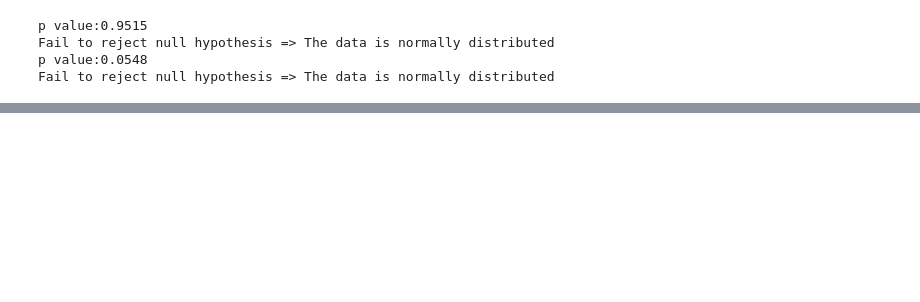
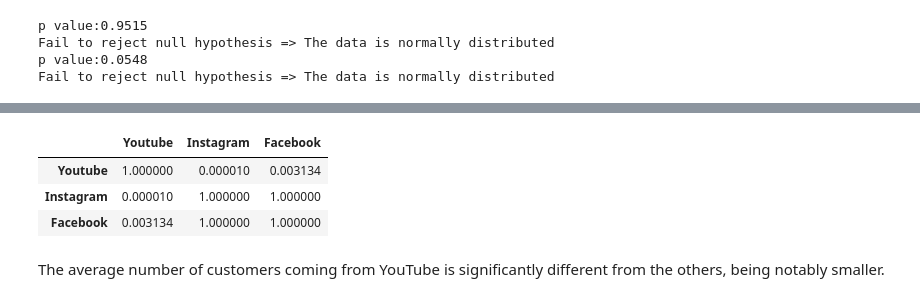
Before and after one commit to Dahamey/Hypothesis-Testing, a Jupyter notebook: Python/Parametric Test Vs Non-Parametric Test/Parametric Test Vs Non-Parametric Test.ipynb, the cells around one changed output, grey strips where cells are left out. Cells and saved outputs as stored; diff of their text form; code cells hidden in the pictures; blank space fills up the shorter version.

```diff
--- a/Python/Parametric Test Vs Non-Parametric Test/Parametric Test Vs Non-Parametric Test.ipynb
+++ b/Python/Parametric Test Vs Non-Parametric Test/Parametric Test Vs Non-Parametric Test.ipynb
@@ -152,0 +635,17 @@ Fail to reject null hypothesis => The data is normally distributed
+# %%
+youtube = np.array([1905, 1885, 1945, 2135, 2045, 2125, 2120, 2150, 2030, 1980, 1950, 2140, 2155, 1945, 2135])
+instagram = np.array([2295, 2365, 2205, 2225, 2195, 2425, 2380, 2415, 2335, 2355, 2245, 2400, 2235, 2270, 2275])
+facebook = np.array([2125, 2530, 2110, 2555, 2285, 2375, 2450, 2315, 2180, 2120, 2055, 2435, 2270, 2105, 2535])
+
+# Normality check
+normality_check(youtube)
+normality_check(instagram)
+normality_check(facebook)
+
+# Homoscedasticity check
+stat, p_value_levene = stats.levene(youtube, instagram, facebook)
+print("p-value : %.4f"%p_value_levene)
+if p_value_levene < 0.05 :
+    print("Reject the null hypothesis => The variances of the samples are different.")
+else :
+    print("Fail to reject the null hypothesis => The variances of the samples are the same.")
@@ -152,0 +681,18 @@ Fail to reject null hypothesis => The data is normally distributed
+# %%
+import scikit_posthocs as sp
+
+df_posthoc = sp.posthoc_mannwhitney([youtube, instagram, facebook],
+                                   p_adjust = "bonferroni")
+
+company_names = ["Youtube", "Instagram", "Facebook"]
+df_posthoc.columns = company_names
+df_posthoc.index = company_names
+
+df_posthoc.style.applymap(lambda x : "background-color:red" if x<0.05 else "background-color:white")
+# %% [output]
+|  | Youtube | Instagram | Facebook |
+| Youtube | 1.000000 | 0.000010 | 0.003134 |
+| Instagram | 0.000010 | 1.000000 | 1.000000 |
+| Facebook | 0.003134 | 1.000000 | 1.000000 |
+# %% [markdown]
+The average number of customers coming from YouTube is significantly different from the others, being notably smaller.
```
Also changed, not shown: parts of 70 cells of this notebook, 10 other files.
